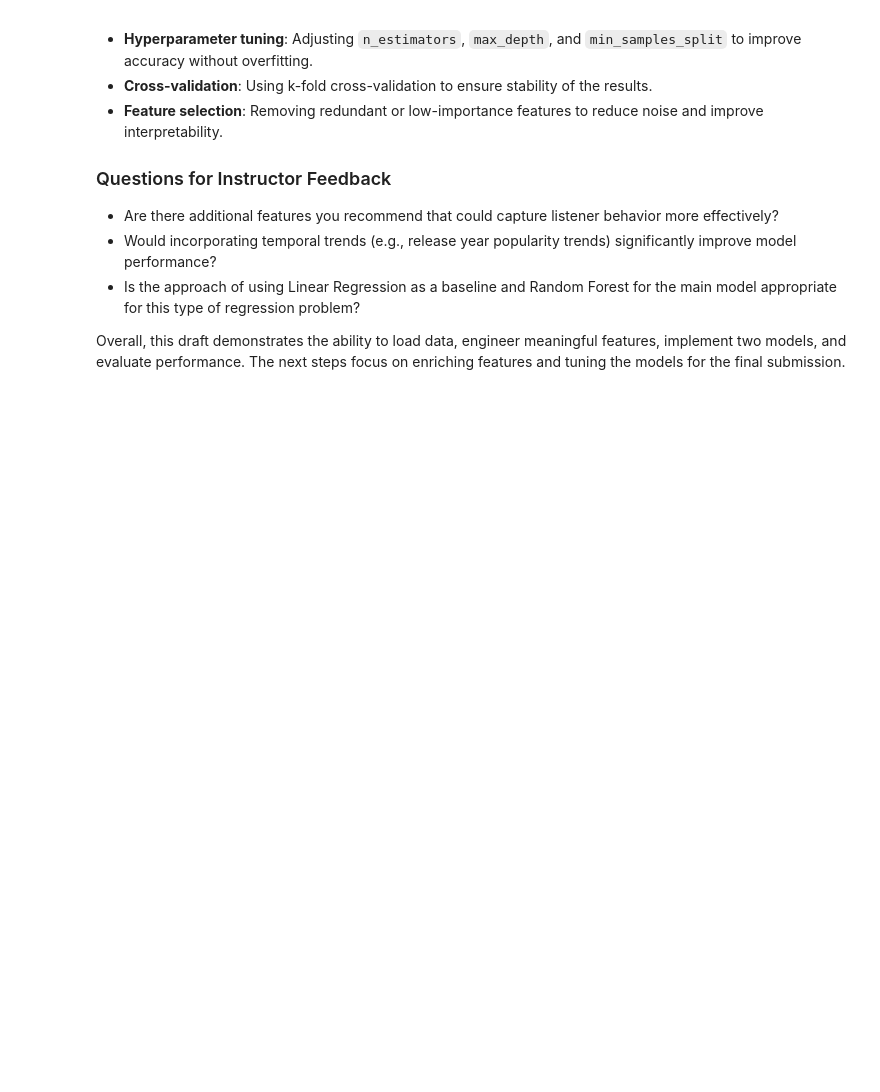
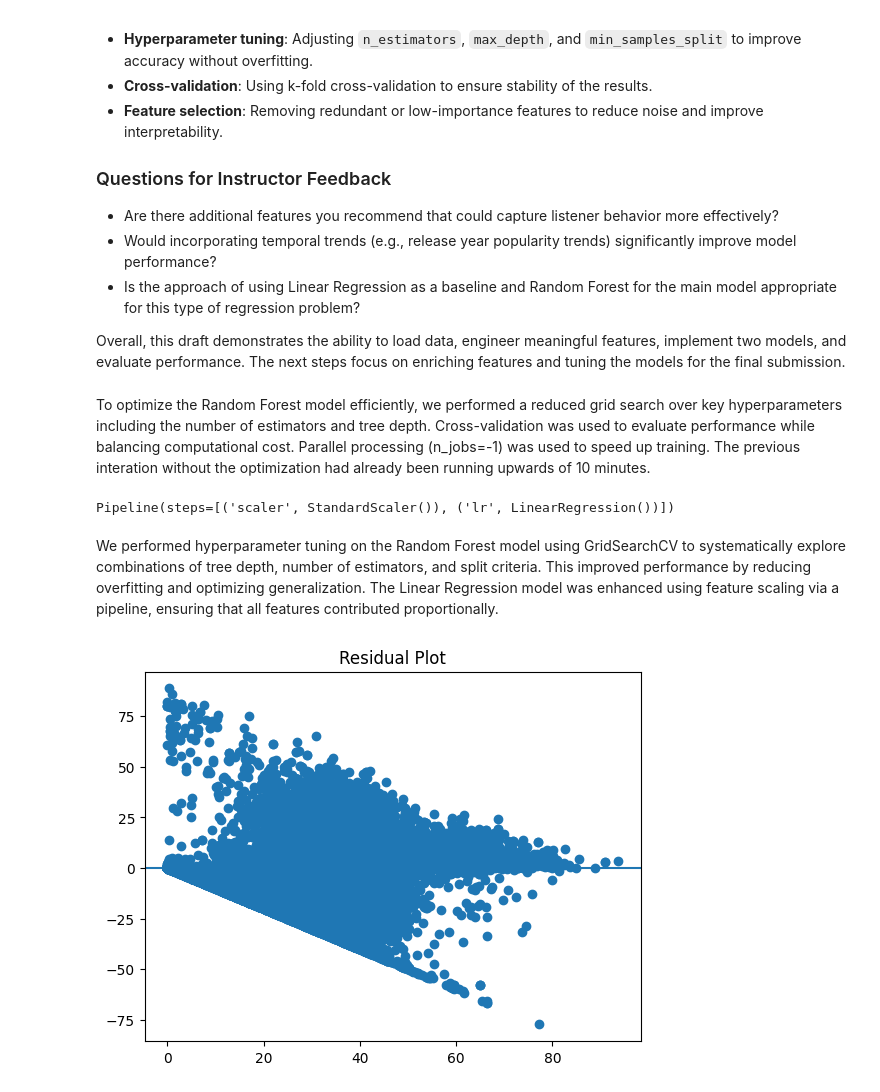
Before and after one commit to zf562cpqb9-pixel/SpotifyProject_repo, a Jupyter notebook: SpotifyProjectDraft.ipynb, the cells around one changed output. Cells and saved outputs as stored; diff of their text form; code cells hidden in the pictures; blank space fills up the shorter version.

```diff
--- a/SpotifyProjectDraft.ipynb
+++ b/SpotifyProjectDraft.ipynb
@@ -58,12 +60,18 @@ plt.show()
 # %% [markdown]
 The dataset contains over 100,000 Spotify tracks with audio features such as energy, danceability, and tempo. The target variable, popularity, shows a moderately skewed distribution. Initial visualizations suggest that features like energy and danceability may have some relationship with popularity, indicating potential predictive value for modeling.
 # %%
-# Feature 1
+# Feature 1 - Interaction
 df['energy_dance'] = df['energy'] * df['danceability']
 
-# Feature 2
-df['loudness_tempo_ratio'] = df['loudness'] / df['tempo']
+# Feature 2 - Exhiliration
+df['loudness_tempo_ratio'] = df['loudness'] / (df['tempo'] + 1e-5)
 
-# Feature 3
+# Feature 3 - Loudness Scaled
+df['loudness_scaled'] = (df['loudness'] - df['loudness'].mean()) / (df['loudness'].std() + 1e-5)
+
+# Feature 4 - Acoustic Difference
 df['acoustic_diff'] = df['acousticness'] - df['instrumentalness']
+
+# Feature 5 - Song Duration
+df['duration_min'] = df['duration_ms'] / 60000
 # %% [markdown]
@@ -173,0 +217,26 @@ Overall, this draft demonstrates the ability to load data, engineer meaningful f
+# %% [markdown]
+To optimize the Random Forest model efficiently, we performed a reduced grid search over key hyperparameters including the number of estimators and tree depth. Cross-validation was used to evaluate performance while balancing computational cost. Parallel processing (n_jobs=-1) was used to speed up training. The previous interation without the optimization had already been running upwards of 10 minutes.
+# %%
+from sklearn.pipeline import Pipeline
+from sklearn.preprocessing import StandardScaler
+from sklearn.linear_model import LinearRegression
+
+lr_pipeline = Pipeline([
+    ('scaler', StandardScaler()),
+    ('lr', LinearRegression())
+])
+
+lr_pipeline.fit(X_train, y_train)
+# %% [output]
+Pipeline(steps=[('scaler', StandardScaler()), ('lr', LinearRegression())])
+# %% [markdown]
+We performed hyperparameter tuning on the Random Forest model using GridSearchCV to systematically explore combinations of tree depth, number of estimators, and split criteria. This improved performance by reducing overfitting and optimizing generalization. The Linear Regression model was enhanced using feature scaling via a pipeline, ensuring that all features contributed proportionally.
+# %%
+residuals = y_test - rf_preds
+
+plt.scatter(rf_preds, residuals)
+plt.axhline(0)
+plt.title("Residual Plot")
+plt.show()
+# %% [output]
+[figure, added]
```
Also changed, not shown: parts of 16 cells of this notebook.
